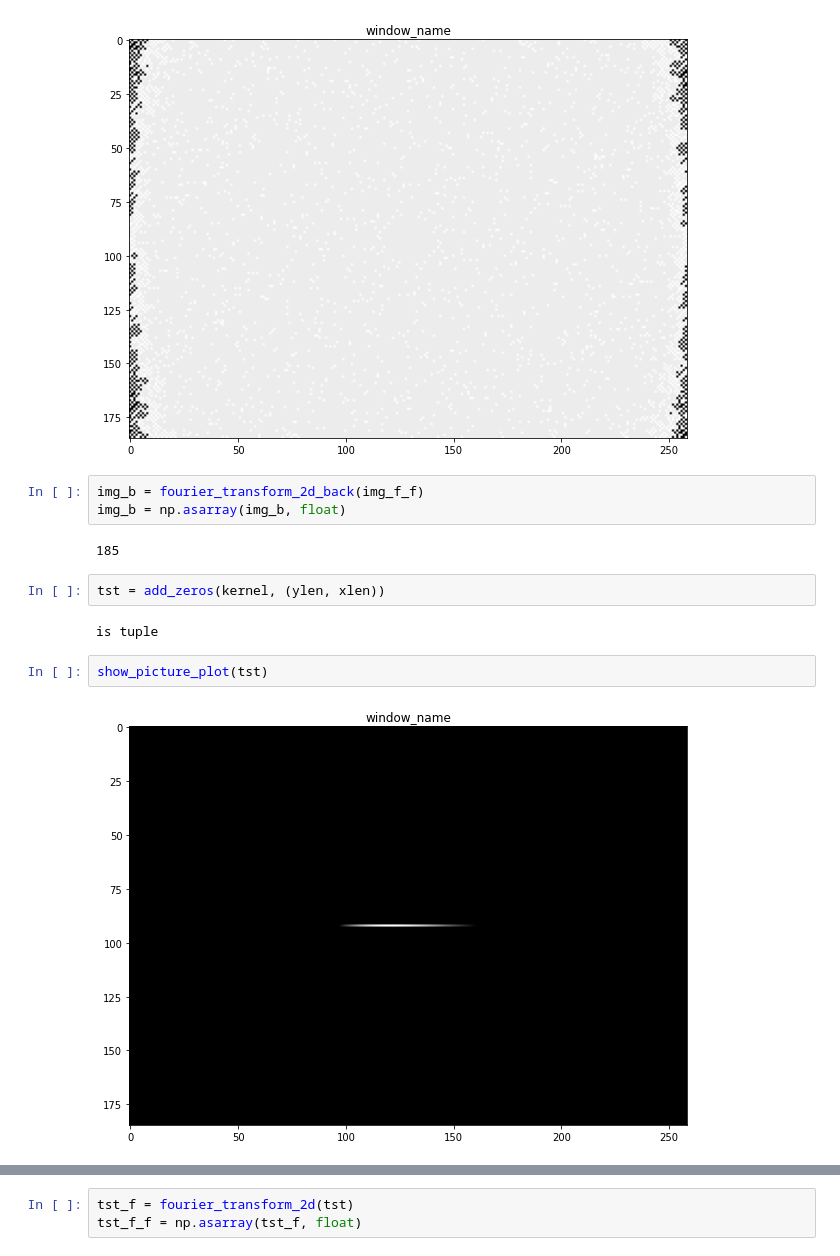
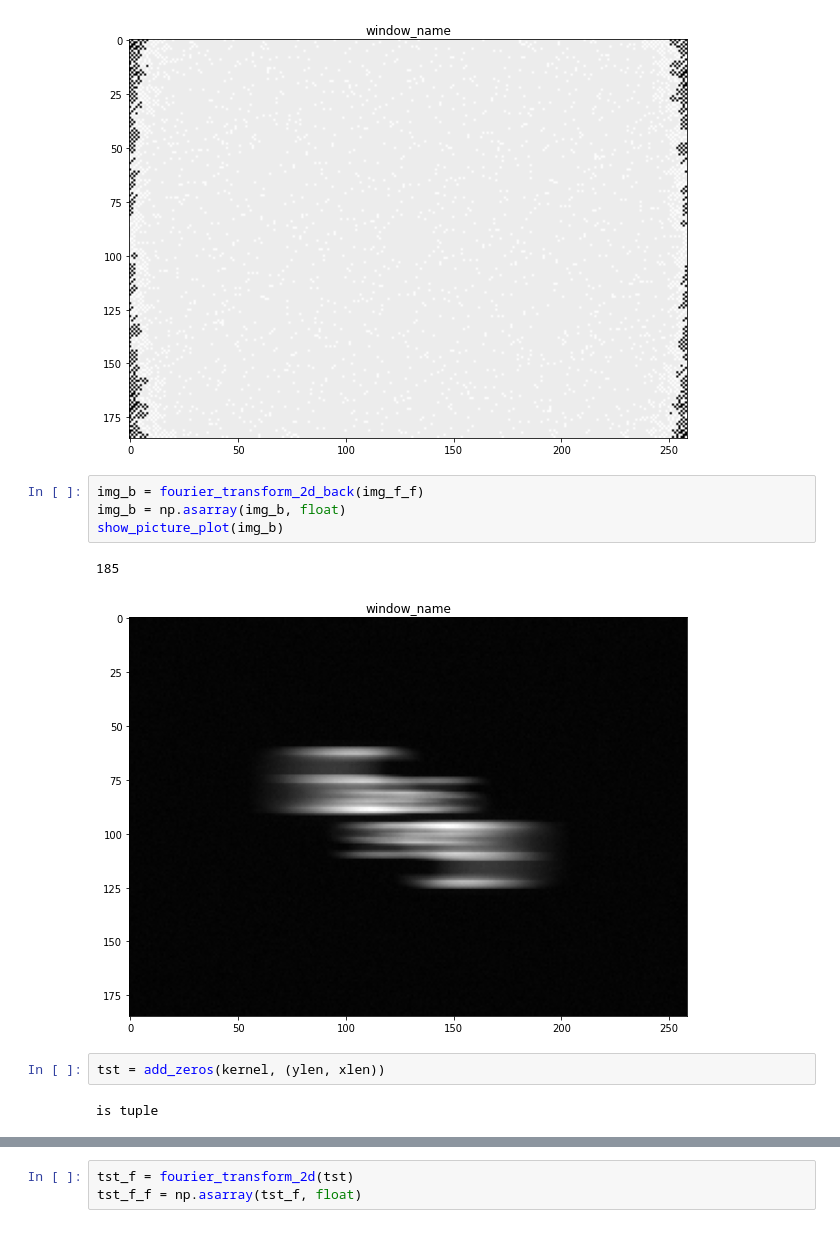
Before and after one commit to dolphinLesha/data_interpretation2, a Jupyter notebook: notebooks/lab9.ipynb, the cells around one changed output, grey strips where cells are left out. Saved outputs shown, nothing was run; the diff lists cells and outputs as text.

```diff
--- a/notebooks/lab9.ipynb
+++ b/notebooks/lab9.ipynb
@@ -697,13 +727,11 @@ show_picture_plot(img_r)
 # %%
 img_b = fourier_transform_2d_back(img_f_f)
 img_b = np.asarray(img_b, float)
+show_picture_plot(img_b)
 # %% [output]
 185
+[figure, added]
 # %%
 tst = add_zeros(kernel, (ylen, xlen))
 # %% [output]
 is tuple
-# %%
-show_picture_plot(tst)
-# %% [output]
-[figure, removed]
```
Also changed, not shown: parts of 9 cells of this notebook, 4 other files.
